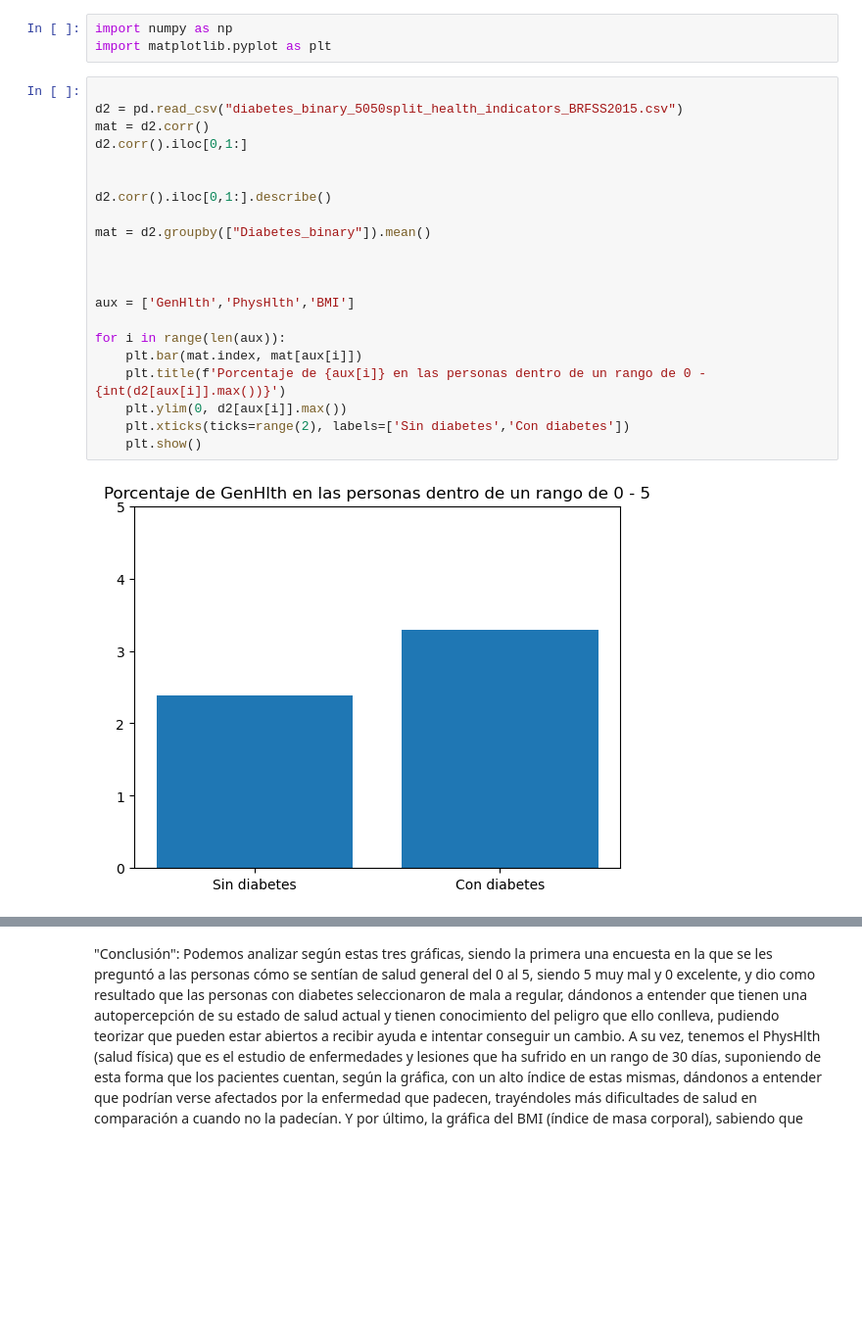
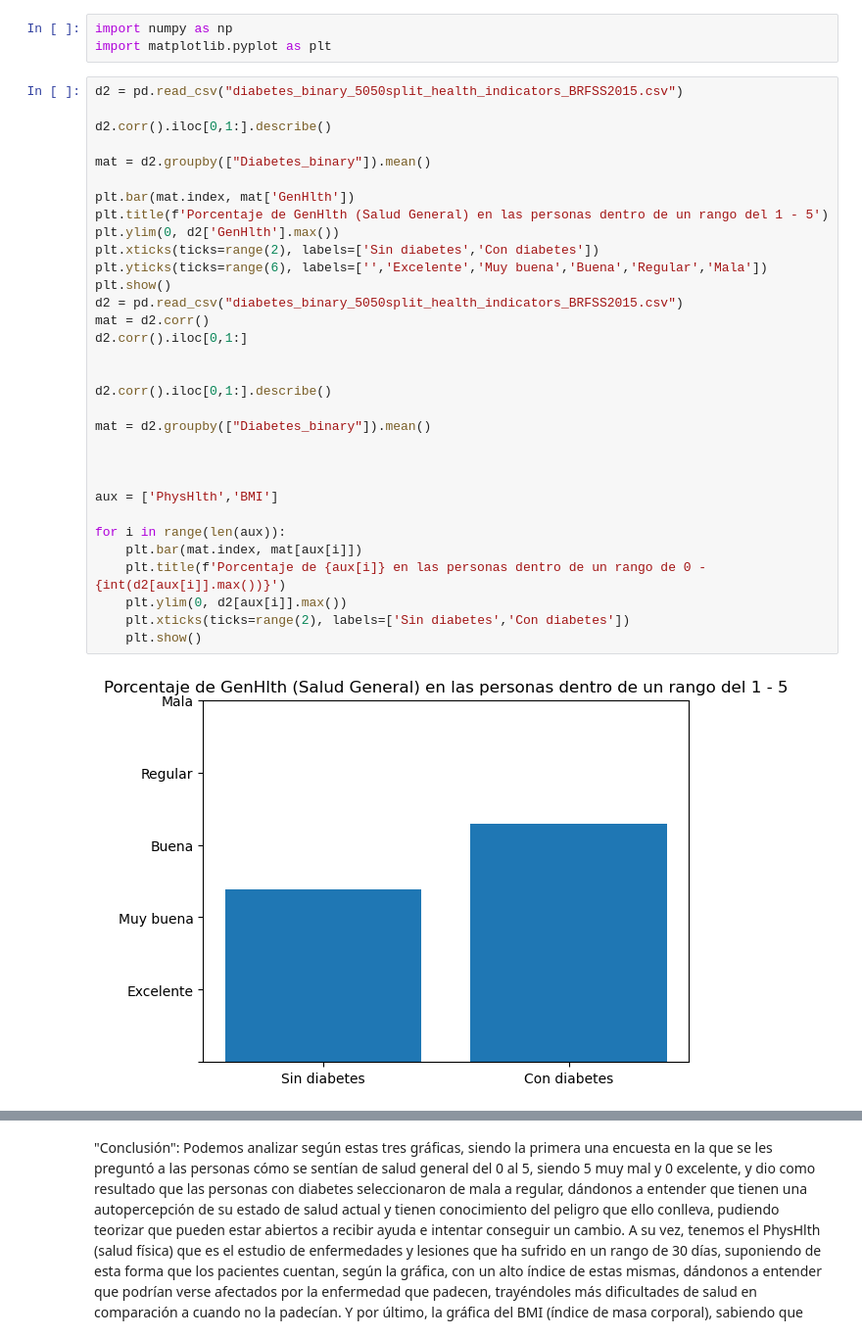
Before and after one commit to l1nk26/Proyecto-Samsung-Innovation-Campus, a Jupyter notebook: procesado_de_datos_Principal.ipynb, the cells around one changed output, grey strips where cells are left out. Shown at 98% size. Saved outputs shown, nothing was run; the diff lists cells and outputs as text; blank space fills up the shorter version.

Commit message:
notebook final e imagen de andres

```diff
--- a/procesado_de_datos_Principal.ipynb
+++ b/procesado_de_datos_Principal.ipynb
@@ -103,28 +103,39 @@ plt.show()
 import numpy as np
 import matplotlib.pyplot as plt
 # %%
+d2 = pd.read_csv("diabetes_binary_5050split_health_indicators_BRFSS2015.csv")
 
+d2.corr().iloc[0,1:].describe()
+
+mat = d2.groupby(["Diabetes_binary"]).mean()
+
+plt.bar(mat.index, mat['GenHlth'])
+plt.title(f'Porcentaje de GenHlth (Salud General) en las personas dentro de un rango del 1 - 5')
+plt.ylim(0, d2['GenHlth'].max())
+plt.xticks(ticks=range(2), labels=['Sin diabetes','Con diabetes'])
+plt.yticks(ticks=range(6), labels=['','Excelente','Muy buena','Buena','Regular','Mala'])
+plt.show()
 d2 = pd.read_csv("diabetes_binary_5050split_health_indicators_BRFSS2015.csv")
 mat = d2.corr()
 d2.corr().iloc[0,1:]
 
 
 d2.corr().iloc[0,1:].describe()
 
 mat = d2.groupby(["Diabetes_binary"]).mean()
 
 
 
-aux = ['GenHlth','PhysHlth','BMI']
+aux = ['PhysHlth','BMI']
 
 for i in range(len(aux)):
     plt.bar(mat.index, mat[aux[i]])
     plt.title(f'Porcentaje de {aux[i]} en las personas dentro de un rango de 0 - {int(d2[aux[i]].max())}')
     plt.ylim(0, d2[aux[i]].max())
     plt.xticks(ticks=range(2), labels=['Sin diabetes','Con diabetes'])
     plt.show()
 # %% [output]
-[figure, old version]
+[figure, new version]
 [figure]
 [figure]
 # %% [markdown]
```
Also changed, not shown: parts of 2 cells of this notebook, 1 other file.
